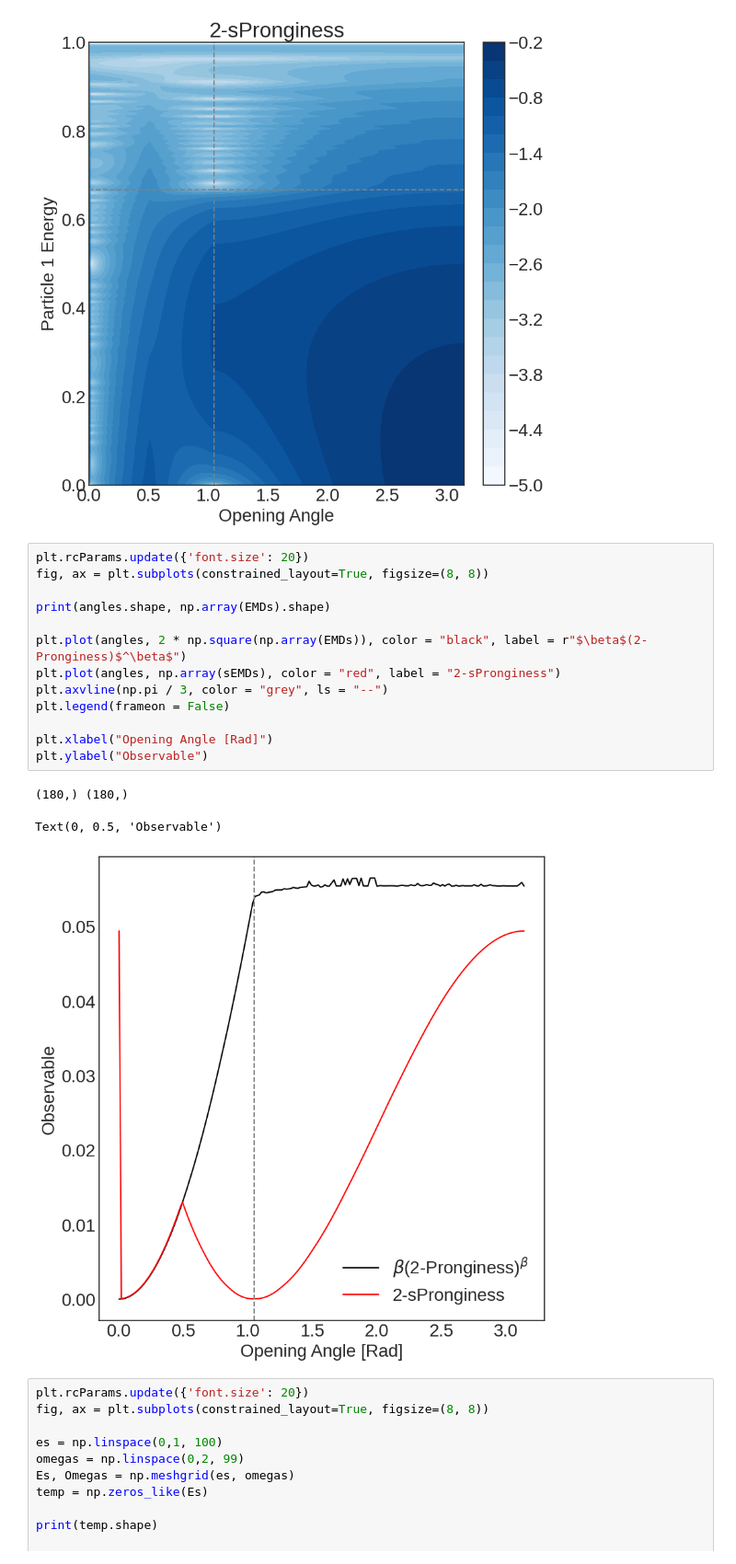
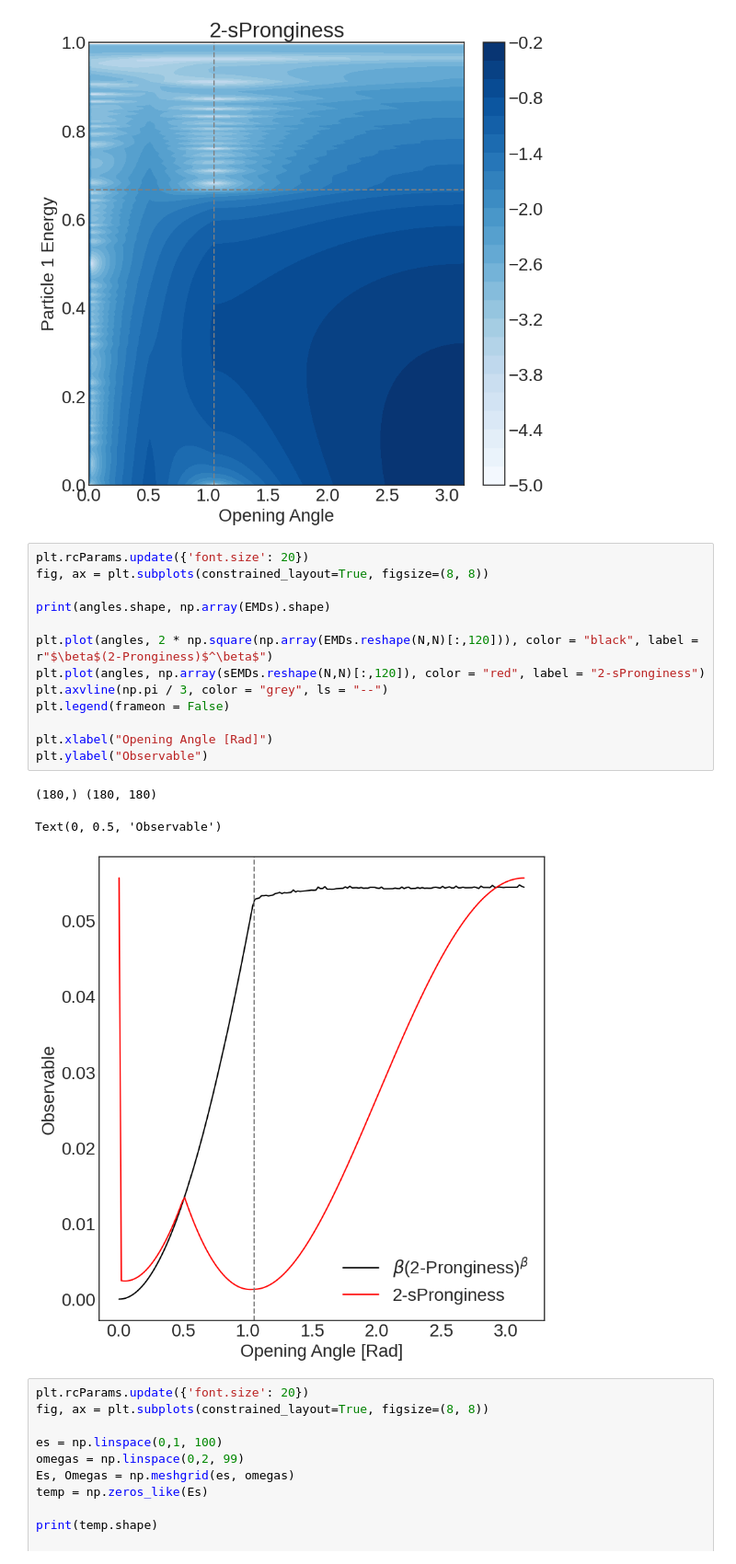
Before and after one commit to rikab/SPECTER, a Jupyter notebook: degeneracy.ipynb, the cells around one changed output. Shown at 92% size. Cells and saved outputs as stored; diff of their text form.

```diff
--- a/degeneracy.ipynb
+++ b/degeneracy.ipynb
@@ -193,20 +176,20 @@ plt.colorbar()
 # %%
 plt.rcParams.update({'font.size': 20})
 fig, ax = plt.subplots(constrained_layout=True, figsize=(8, 8))
 
 print(angles.shape, np.array(EMDs).shape)
 
-plt.plot(angles, 2 * np.square(np.array(EMDs)), color = "black", label = r"$\beta$(2-Pronginess)$^\beta$")
-plt.plot(angles, np.array(sEMDs), color = "red", label = "2-sPronginess")
+plt.plot(angles, 2 * np.square(np.array(EMDs.reshape(N,N)[:,120])), color = "black", label = r"$\beta$(2-Pronginess)$^\beta$")
+plt.plot(angles, np.array(sEMDs.reshape(N,N)[:,120]), color = "red", label = "2-sPronginess")
 plt.axvline(np.pi / 3, color = "grey", ls = "--")
 plt.legend(frameon = False)
 
 plt.xlabel("Opening Angle [Rad]")
 plt.ylabel("Observable")
 # %% [output]
-(180,) (180,)
+(180,) (180, 180)
 Text(0, 0.5, 'Observable')
-[figure, old version]
+[figure, new version]
 # %%
 plt.rcParams.update({'font.size': 20})
 fig, ax = plt.subplots(constrained_layout=True, figsize=(8, 8))
```
Also changed, not shown: parts of 2 cells of this notebook, 10 other files.
